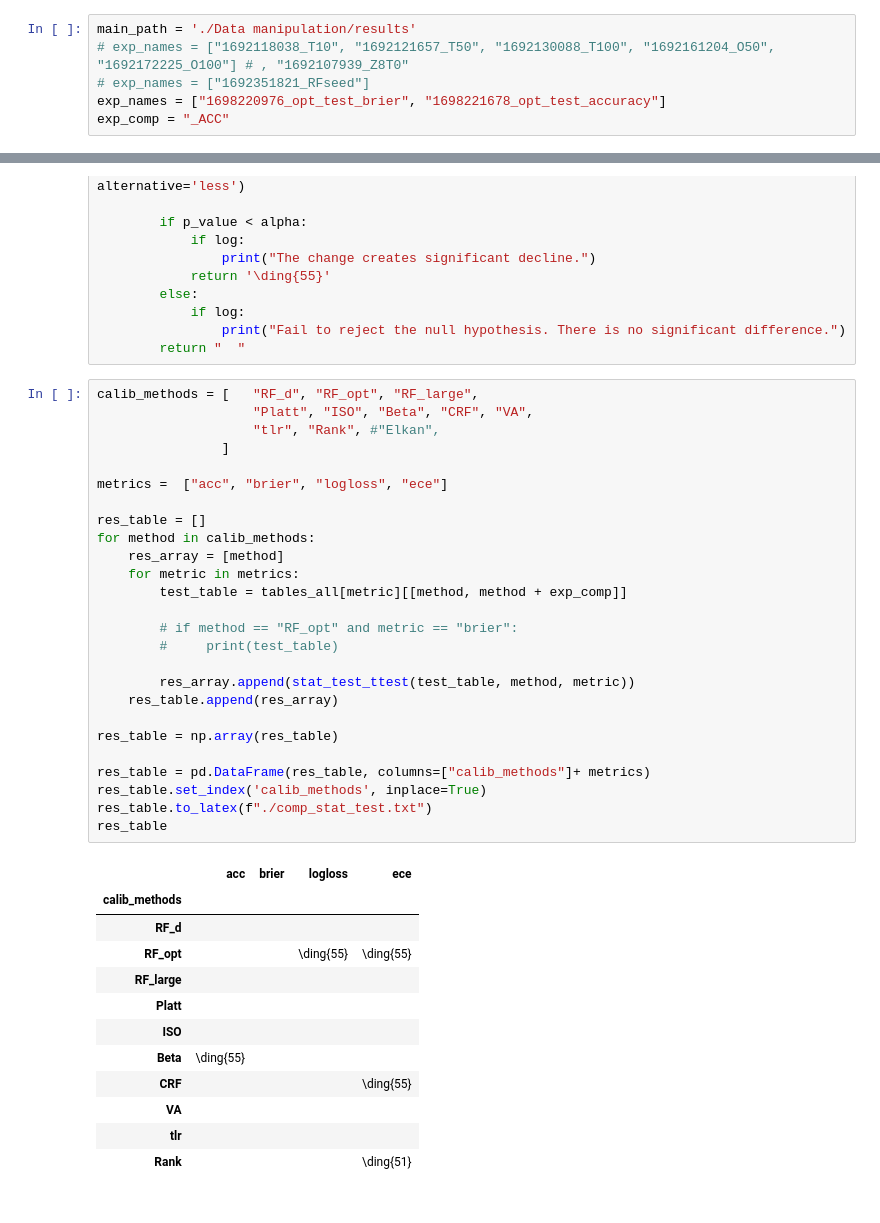
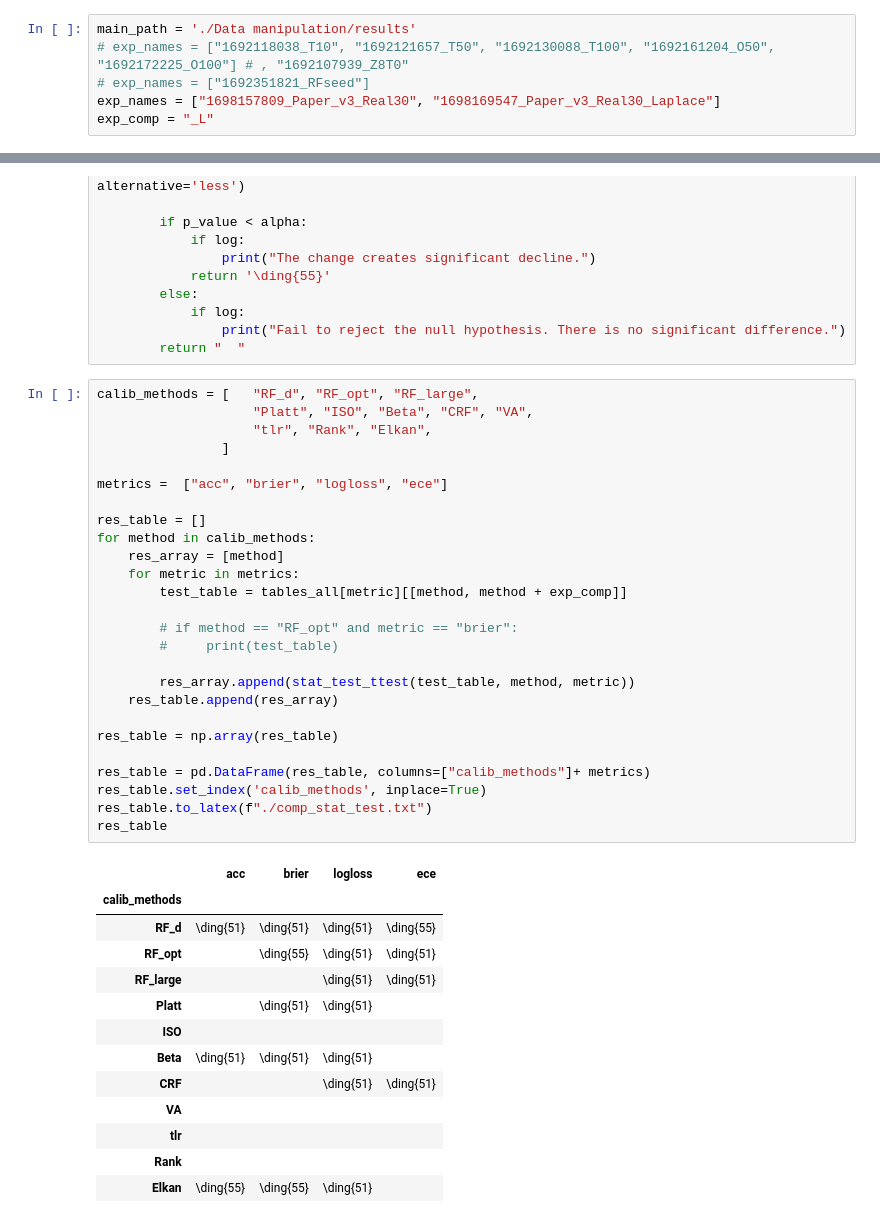
Before and after one commit to mhshaker/RF_ranking_calibration, a Jupyter notebook: Experiments/Compare_runs.ipynb, the cells around one changed output, grey strips where cells are left out. Cells and saved outputs as stored; diff of their text form.

Commit message:
Final code and results for the paper

```diff
--- a/Experiments/Compare_runs.ipynb
+++ b/Experiments/Compare_runs.ipynb
@@ -16,8 +16,8 @@ from scipy import stats
 main_path = './Data manipulation/results'
 # exp_names = ["1692118038_T10", "1692121657_T50", "1692130088_T100", "1692161204_O50", "1692172225_O100"] # , "1692107939_Z8T0"
 # exp_names = ["1692351821_RFseed"]
-exp_names = ["1698220976_opt_test_brier", "1698221678_opt_test_accuracy"]
-exp_comp = "_ACC"
+exp_names = ["1698157809_Paper_v3_Real30", "1698169547_Paper_v3_Real30_Laplace"]
+exp_comp = "_L"
 # %%
 # to combine Calib and OOB runs in one CD plot
 tables_all = {}
@@ -127,39 +133,40 @@ def stat_test_ttest(test_table, method, metric, log=False):
 # %%
 calib_methods = [   "RF_d", "RF_opt", "RF_large",
                     "Platt", "ISO", "Beta", "CRF", "VA",
-                    "tlr", "Rank", #"Elkan",
+                    "tlr", "Rank", "Elkan",
                 ]
 
 metrics =  ["acc", "brier", "logloss", "ece"]
 
 res_table = []
 for method in calib_methods:
     res_array = [method]
     for metric in metrics:
         test_table = tables_all[metric][[method, method + exp_comp]]
 
         # if method == "RF_opt" and metric == "brier":
         #     print(test_table)
 
         res_array.append(stat_test_ttest(test_table, method, metric))
     res_table.append(res_array)
 
 res_table = np.array(res_table)
 
 res_table = pd.DataFrame(res_table, columns=["calib_methods"]+ metrics)
 res_table.set_index('calib_methods', inplace=True)
 res_table.to_latex(f"./comp_stat_test.txt")
 res_table
 # %% [output]
 |  | acc | brier | logloss | ece |
 | calib_methods |  |  |  |  |
-| RF_d |  |  |  |  |
-| RF_opt |  |  | \ding{55} | \ding{55} |
-| RF_large |  |  |  |  |
-| Platt |  |  |  |  |
+| RF_d | \ding{51} | \ding{51} | \ding{51} | \ding{55} |
+| RF_opt |  | \ding{55} | \ding{51} | \ding{51} |
+| RF_large |  |  | \ding{51} | \ding{51} |
+| Platt |  | \ding{51} | \ding{51} |  |
 | ISO |  |  |  |  |
-| Beta | \ding{55} |  |  |  |
-| CRF |  |  |  | \ding{55} |
+| Beta | \ding{51} | \ding{51} | \ding{51} |  |
+| CRF |  |  | \ding{51} | \ding{51} |
 | VA |  |  |  |  |
 | tlr |  |  |  |  |
-| Rank |  |  |  | \ding{51} |
+| Rank |  |  |  |  |
+| Elkan | \ding{55} | \ding{55} | \ding{51} |  |
```
Also changed, not shown: parts of 1 cell of this notebook, 2 other files.
